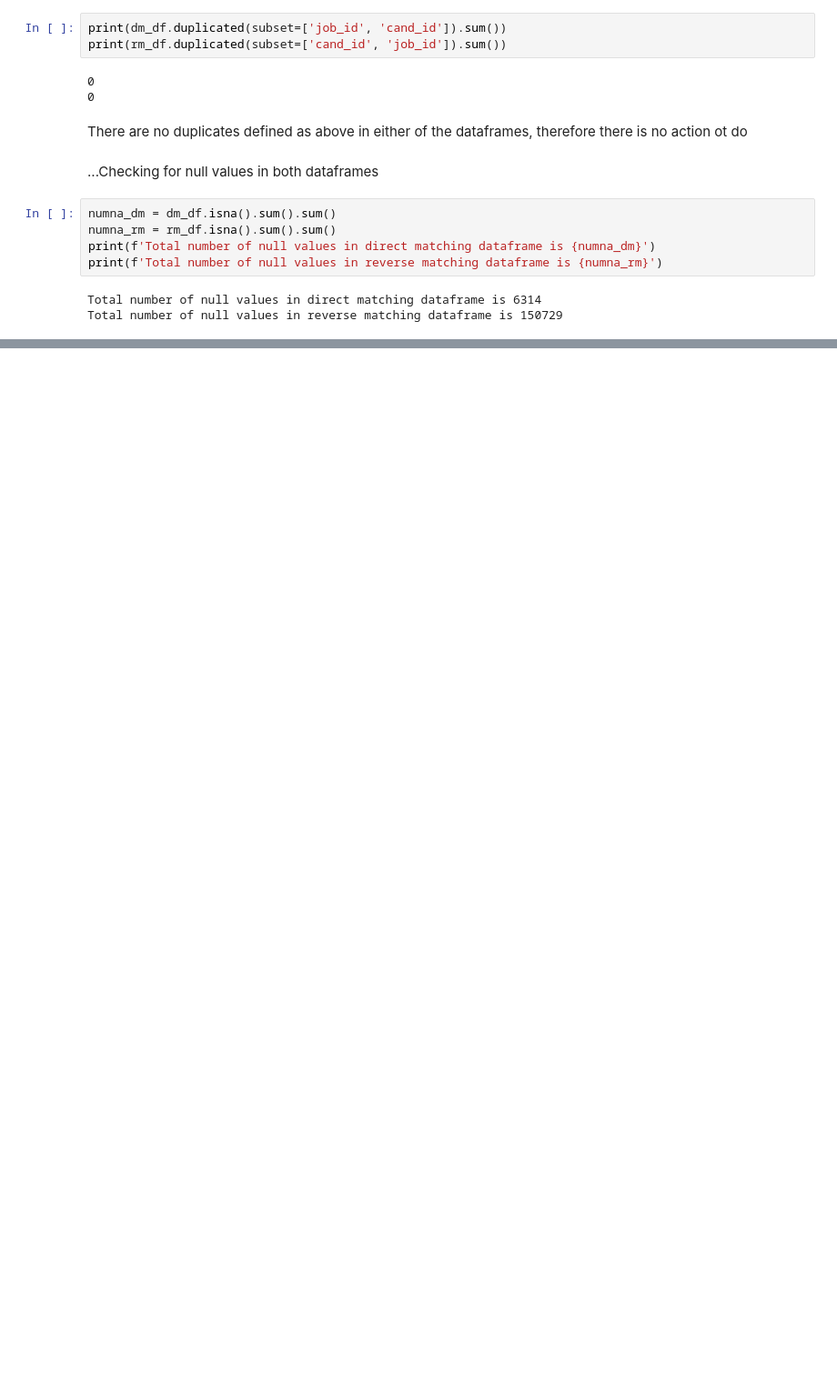
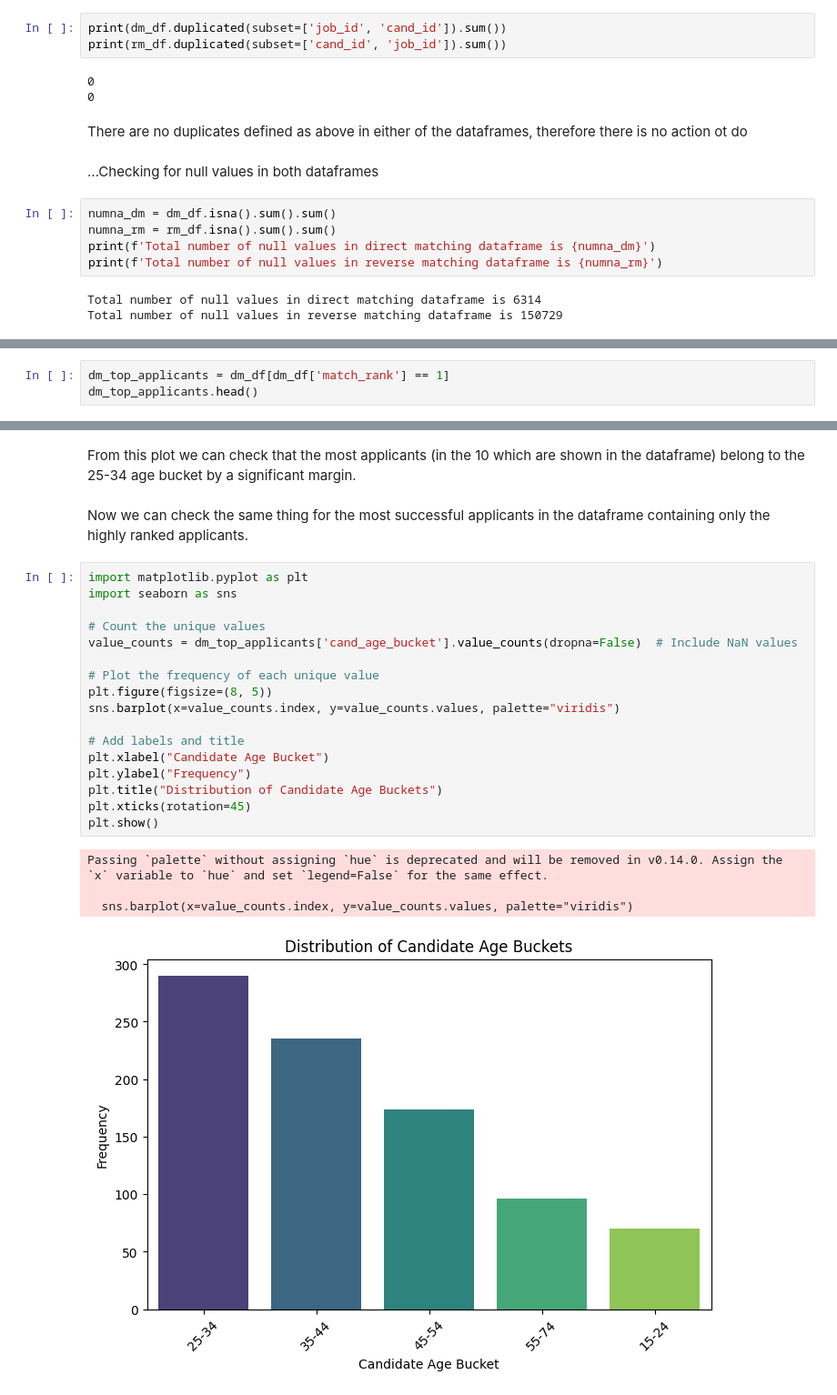
Before and after one commit to adiiulio/AiInIndustry_2025, a Jupyter notebook: fariness.ipynb, the cells around one changed output, grey strips where cells are left out. Shown at 91% size. Drawn from its saved outputs; the diff is of its cells as text; blank space fills up the shorter version.

```diff
--- a/fariness.ipynb
+++ b/fariness.ipynb
@@ -59,0 +145,3 @@ dm_df = dm_df.dropna()
+# %%
+dm_top_applicants = dm_df[dm_df['match_rank'] == 1]
+dm_top_applicants.head()
@@ -59,0 +190,26 @@ dm_df = dm_df.dropna()
+# %% [markdown]
+From this plot we can check that the most applicants (in the 10 which are shown in the dataframe) belong to the 25-34 age bucket by a significant margin.
+# %% [markdown]
+Now we can check the same thing for the most successful applicants in the dataframe containing only the highly ranked applicants.
+# %%
+import matplotlib.pyplot as plt
+import seaborn as sns
+
+# Count the unique values
+value_counts = dm_top_applicants['cand_age_bucket'].value_counts(dropna=False)  # Include NaN values
+
+# Plot the frequency of each unique value
+plt.figure(figsize=(8, 5))
+sns.barplot(x=value_counts.index, y=value_counts.values, palette="viridis")
+
+# Add labels and title
+plt.xlabel("Candidate Age Bucket")
+plt.ylabel("Frequency")
+plt.title("Distribution of Candidate Age Buckets")
+plt.xticks(rotation=45)
+plt.show()
+# %% [output]
+Passing `palette` without assigning `hue` is deprecated and will be removed in v0.14.0. Assign the `x` variable to `hue` and set `legend=False` for the same effect.
+
+  sns.barplot(x=value_counts.index, y=value_counts.values, palette="viridis")
+[figure, added]
```
Also changed, not shown: parts of 50 cells of this notebook.
